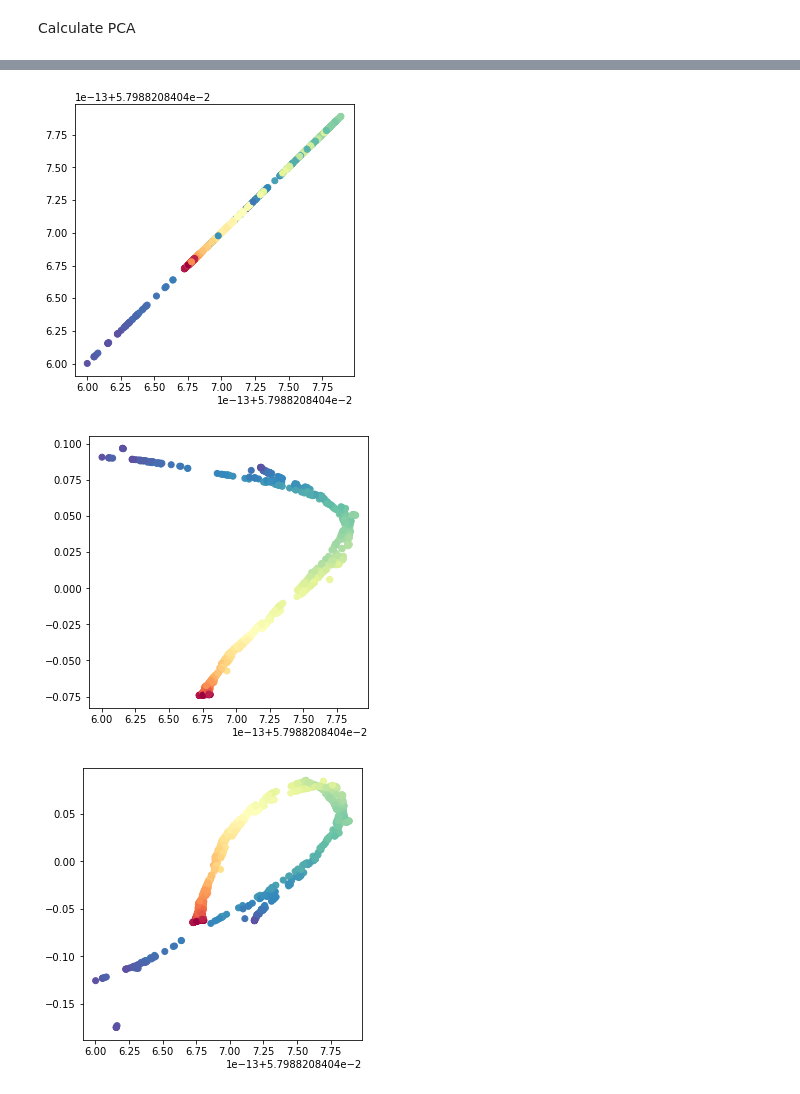
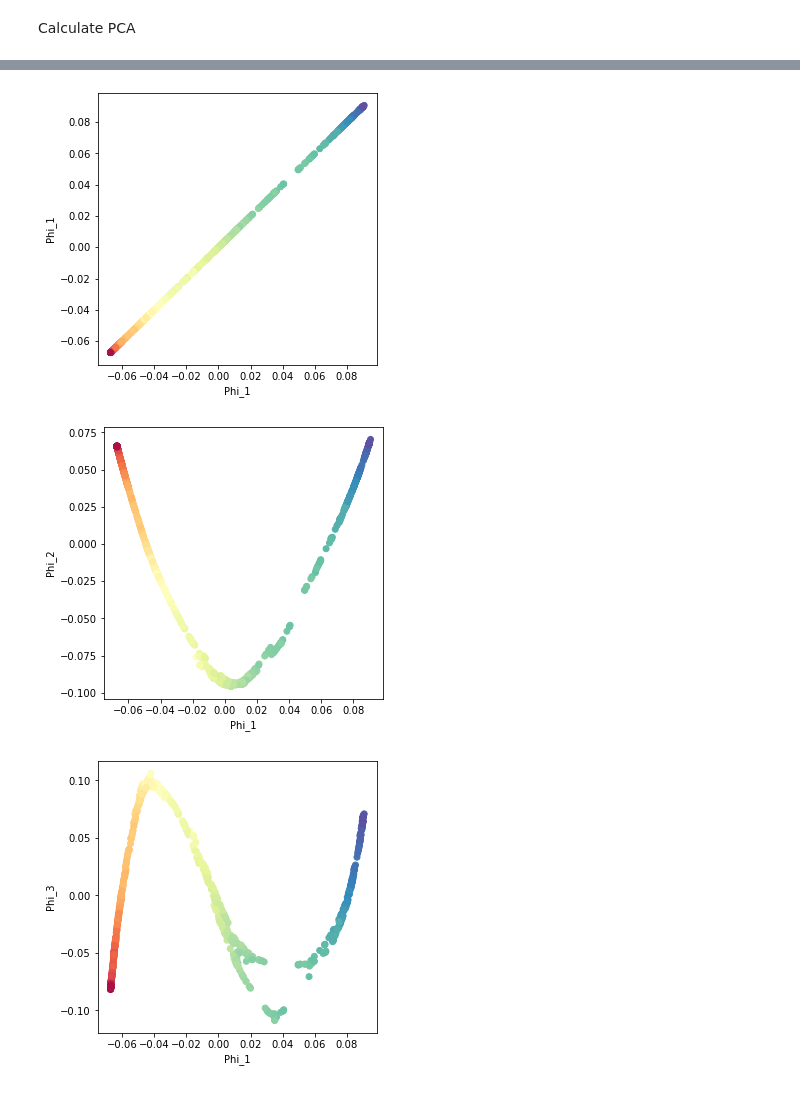
Before and after one commit to TUM-MLCMS/mlcms-4, a Jupyter notebook: task_2/subtask_2.ipynb, the cells around one changed output, grey strips where cells are left out. Saved outputs shown, nothing was run; the diff lists cells and outputs as text; code cells hidden in the pictures.

```diff
--- a/task_2/subtask_2.ipynb
+++ b/task_2/subtask_2.ipynb
@@ -39,8 +39,8 @@ def create_diffusion_map(X, L):
     #Step 9
     _lambda = np.sqrt(np.power(a, 1/epsilon))
     #Step 10
-    _fi = inv_Q_sqrt.dot(v)
-    return _lambda, _fi
+    _phi = inv_Q_sqrt.dot(v)
+    return _lambda, _phi
 # %%
 N = 5000
 X, color = make_swiss_roll(N)
@@ -55,10 +55,12 @@ ax.scatter(X[:, 0], X[:, 1], X[:, 2], c=color, cmap=plt.cm.Spectral)
 # %%
-_lambda, _fi = create_diffusion_map(X, 4998)
+_lambda, _phi = create_diffusion_map(X, 10)
 # %%
-constant_eigenfunction = _fi[:,-1]
+first_non_constant_eigenfunction = _phi[:,-2]
 for i in range(10):
-    index = -1 - i
+    index = -2 - i
     fig = plt.figure(figsize=(5, 5))
     ax = fig.add_subplot(111)
-    ax.scatter(constant_eigenfunction, _fi[:,index], c=color, cmap=plt.cm.Spectral)
+    ax.scatter(first_non_constant_eigenfunction, _phi[:,index], c=color, cmap=plt.cm.Spectral)
+    plt.xlabel("Phi_1")
+    plt.ylabel(f"Phi_{i + 1}")
 # %% [output]
@@ -132,13 +134,15 @@ ax.scatter(X_1000[:, 0], X_1000[:, 1], X_1000[:, 2], c=color_1000, cmap=plt.cm.S
 # %%
-_lambda_1000, _fi_1000 = create_diffusion_map(X_1000, 998)
+_lambda_1000, _phi_1000 = create_diffusion_map(X_1000, 10)
 # %%
-constant_eigenfunction_1000 = _fi_1000[:,-1]
+first_non_constant_eigenfunction_1000 = _phi_1000[:,-2]
 for i in range(10):
-    index = -1 - i
+    index = -2 - i
     fig = plt.figure(figsize=(5, 5))
     ax = fig.add_subplot(111)
-    ax.scatter(constant_eigenfunction_1000, _fi_1000[:,index], c=color_1000, cmap=plt.cm.Spectral)
+    ax.scatter(first_non_constant_eigenfunction_1000, _phi_1000[:,index], c=color_1000, cmap=plt.cm.Spectral)
+    plt.xlabel("Phi_1")
+    plt.ylabel(f"Phi_{i + 1}")
 # %% [output]
-[figure, old version]
+[figure, new version]
-[figure, old version]
+[figure, new version]
-[figure, old version]
+[figure, new version]
```
Also changed, not shown: parts of 7 cells of this notebook, 4 other files.
